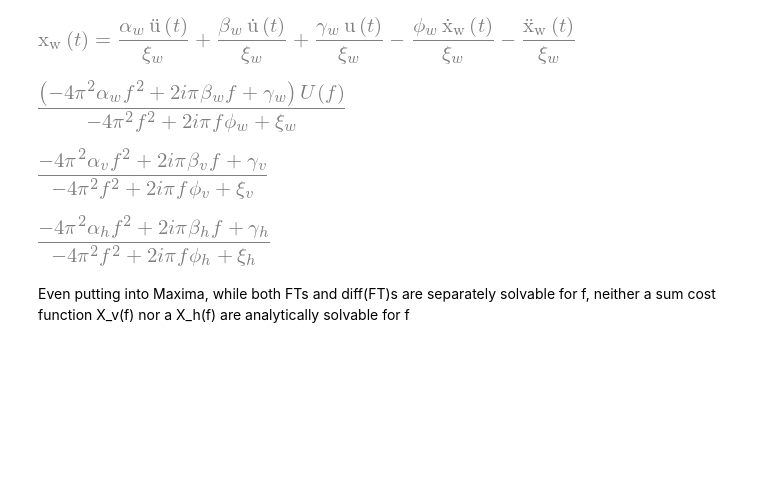
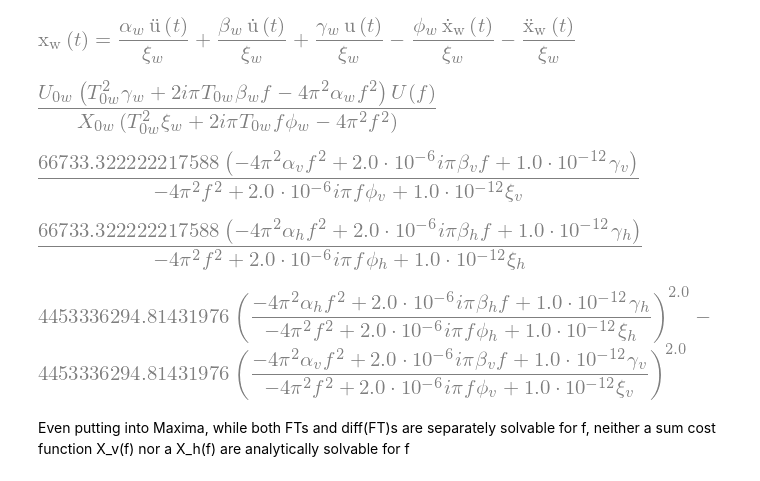
Before and after one commit to 0xDBFB7/transmembrane_potential, a Jupyter notebook: transmembrane_math.ipynb, the cells around one changed output. Drawn from its saved outputs; the diff is of its cells as text; code cells hidden in the pictures; blank space fills up the shorter version.

```diff
--- a/transmembrane_math.ipynb
+++ b/transmembrane_math.ipynb
@@ -680,38 +680,41 @@ U = Function("U")
 # %%
 fourier_const = 2 * pi * I * f
 
-FT_x0_ode = Eq(x0_w(t), main_x0_ode).subs([(u0(t), U(f)), (u1(t), fourier_const*U(f)),(u2(t), fourier_const*fourier_const*U(f)),
+FT_x0_ode = Eq(x0_w(t), main_x0_ode_nondim).subs([(u0(t), U(f)), (u1(t), fourier_const*U(f)),(u2(t), fourier_const*fourier_const*U(f)),
                   (x0_w(t), X_w(f)), (x1_w(t), fourier_const*X_w(f)), (x2_w(t), fourier_const*fourier_const*X_w(f))]).expand()
 
 FT_x0_ode = sympy.solve(FT_x0_ode, X_w(f))[0]
 
 FT_x0_ode
 # %% [output]
-[figure, old version]
+[figure, new version]
 # %%
 alpha_v, beta_v, gamma_v, phi_v, xi_v = symbols("alpha_v, beta_v, gamma_v, phi_v, xi_v")
 
+#override
+U0_v = U0_h
+
 FT_virus_x0_ode = FT_x0_ode.subs([(alpha_w, alpha_v), (beta_w, beta_v),
-                            (gamma_w, gamma_v),(phi_w, phi_v),(xi_w, xi_v)])
+                            (gamma_w, gamma_v),(phi_w, phi_v),(xi_w, xi_v), (U0_w, U0_v), (T0_w, T0), (X0_w, X0_v)])
 
 # FT_virus_x0_ode = FT_virus_x0_ode.subs(U(f),sympy.DiracDelta(f-k)) #okay, now this is just silly and unnecessary wrangling.
 FT_virus_x0_ode = FT_virus_x0_ode.subs(U(f), 1)
 
 FT_virus_x0_ode
 # %% [output]
-[figure, old version]
+[figure, new version]
 # %%
 alpha_h, beta_h, gamma_h, phi_h, xi_h = symbols("alpha_h, beta_h, gamma_h, phi_h, xi_h")
 
 FT_host_x0_ode = FT_x0_ode.subs([(alpha_w, alpha_h), (beta_w, beta_h),
-                            (gamma_w, gamma_h),(phi_w, phi_h),(xi_w, xi_h)])
+                            (gamma_w, gamma_h),(phi_w, phi_h),(xi_w, xi_h), (U0_w, U0_h), (T0_w, T0), (X0_w, X0_h)])
 
 # FT_host_x0_ode = FT_host_x0_ode.subs(U(f),sympy.DiracDelta(f-k)) #okay, now this is just silly and unnecessary wrangling.
 FT_host_x0_ode = FT_host_x0_ode.subs(U(f),1)
 
 FT_host_x0_ode
 # %% [output]
-[figure, old version]
+[figure, new version]
 # %%
 from sympy import oo
 
@@ -728,11 +731,16 @@ J = symbols("J")
 
 # sympy.solve(Eq(J,J_eq),f**2 + f)
 
+# Oh, we can just use Kotnik's sine TF convolved response equation :(
+
 # J
 
 # print(sympy.diff(FT_virus_x0_ode, f))
 
 # print(sympy.diff(J_eq,f))
+J_eq
+# %% [output]
+[figure, added]
 # %% [markdown]
 Even putting into Maxima, while both FTs and diff(FT)s are separately solvable for f, neither a sum cost function X_v(f) nor a X_h(f) are analytically solvable for f
 # %%
```
Also changed, not shown: parts of 7 cells of this notebook.
